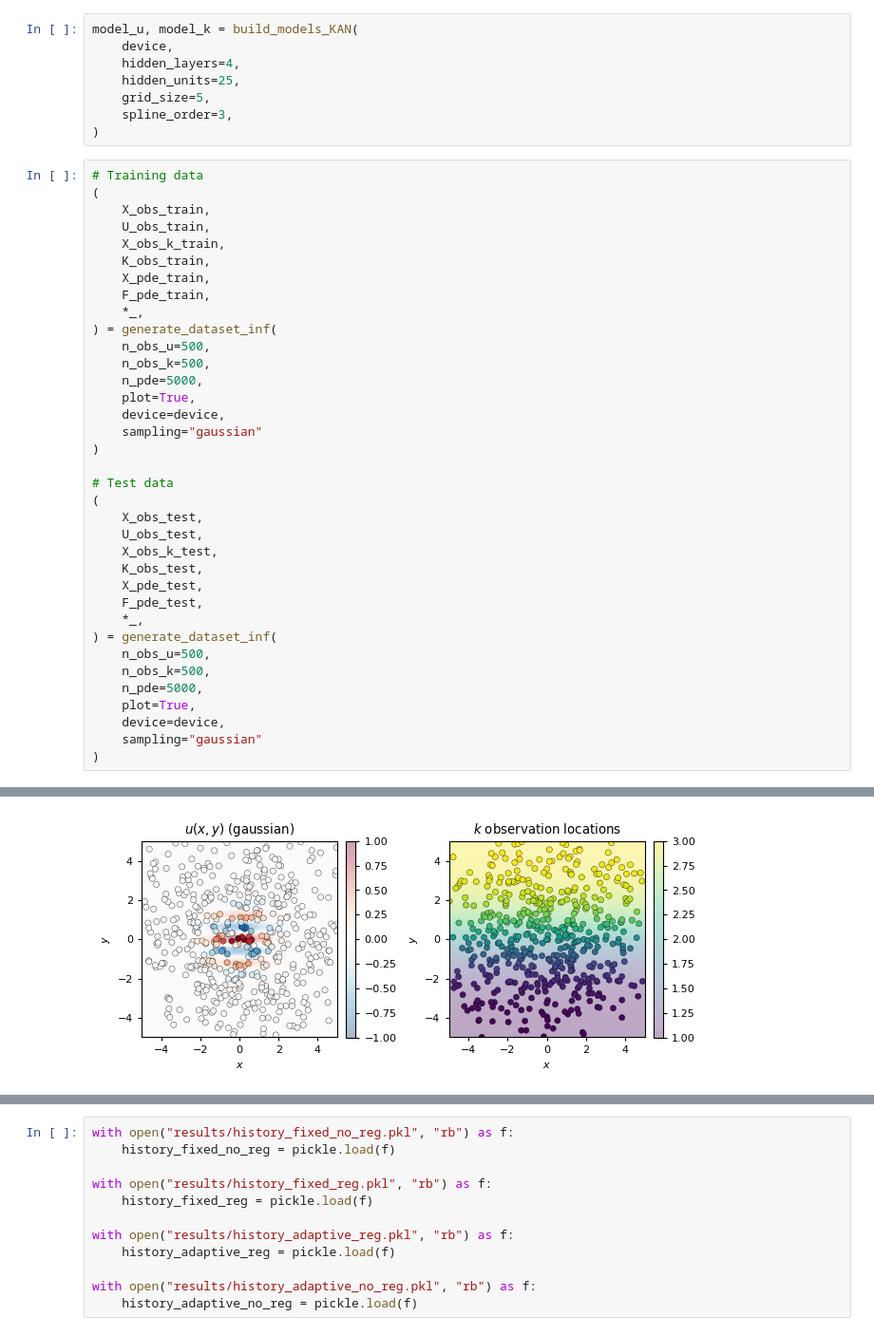
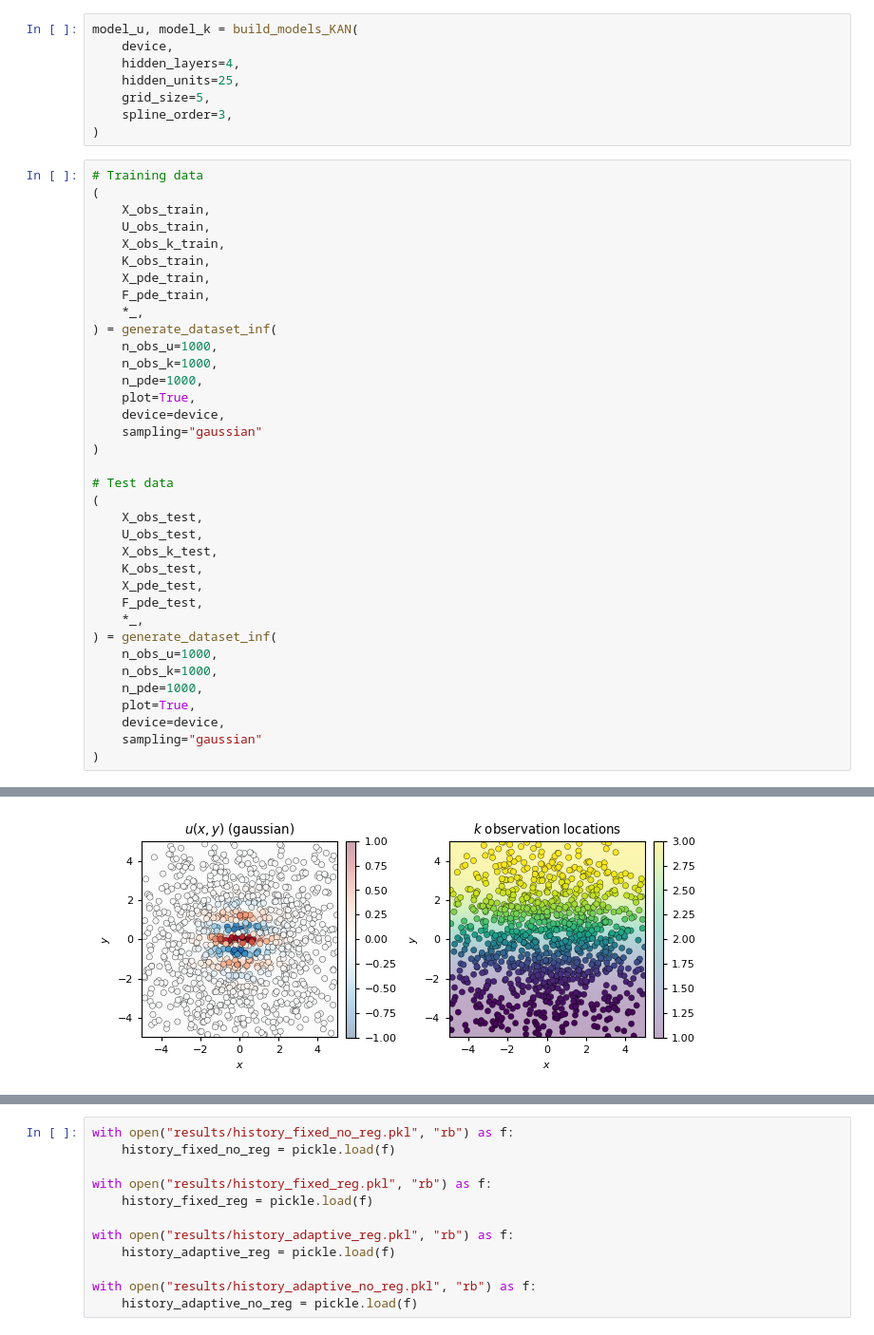
Before and after one commit to oscar-rincon/unbounded-domains, a Jupyter notebook: main/02_MLP_KAN_approximation/03_PIKAN_infinite.ipynb, the cells around one changed output, grey strips where cells are left out. Shown at 95% size. Drawn from its saved outputs; the diff is of its cells as text.

```diff
--- a/main/02_MLP_KAN_approximation/03_PIKAN_infinite.ipynb
+++ b/main/02_MLP_KAN_approximation/03_PIKAN_infinite.ipynb
@@ -45,9 +45,9 @@ model_u, model_k = build_models_KAN(
     F_pde_train,
     *_,
 ) = generate_dataset_inf(
-    n_obs_u=500,
-    n_obs_k=500,
-    n_pde=5000,
+    n_obs_u=1000,
+    n_obs_k=1000,
+    n_pde=1000,
     plot=True,
     device=device,
     sampling="gaussian"
@@ -63,9 +63,9 @@ model_u, model_k = build_models_KAN(
     F_pde_test,
     *_,
 ) = generate_dataset_inf(
-    n_obs_u=500,
-    n_obs_k=500,
-    n_pde=5000,
+    n_obs_u=1000,
+    n_obs_k=1000,
+    n_pde=1000,
     plot=True,
     device=device,
     sampling="gaussian"
@@ -75,4 +75,4 @@ model_u, model_k = build_models_KAN(
-[figure, old version]
+[figure, new version]
 # %%
 history = train_dual_network(
     model_u,
```
Also changed, not shown: parts of 4 cells of this notebook, 3 other files.
